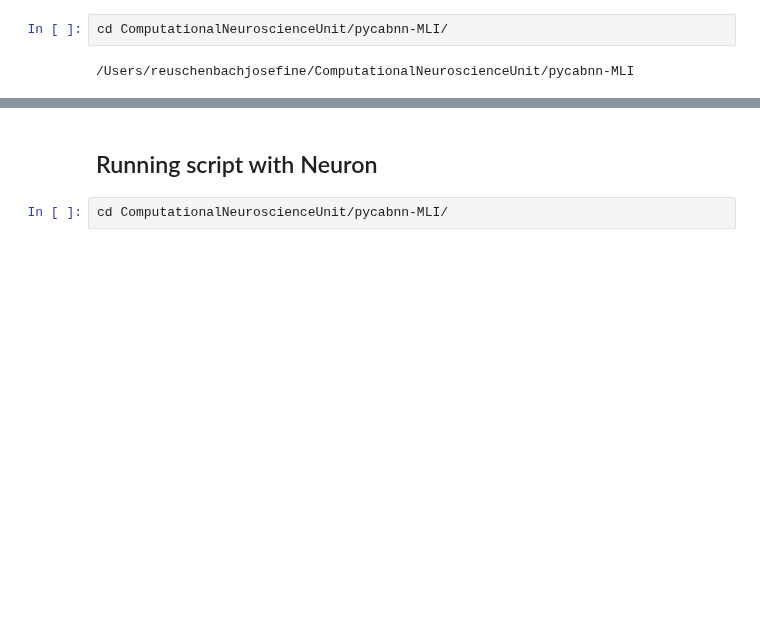
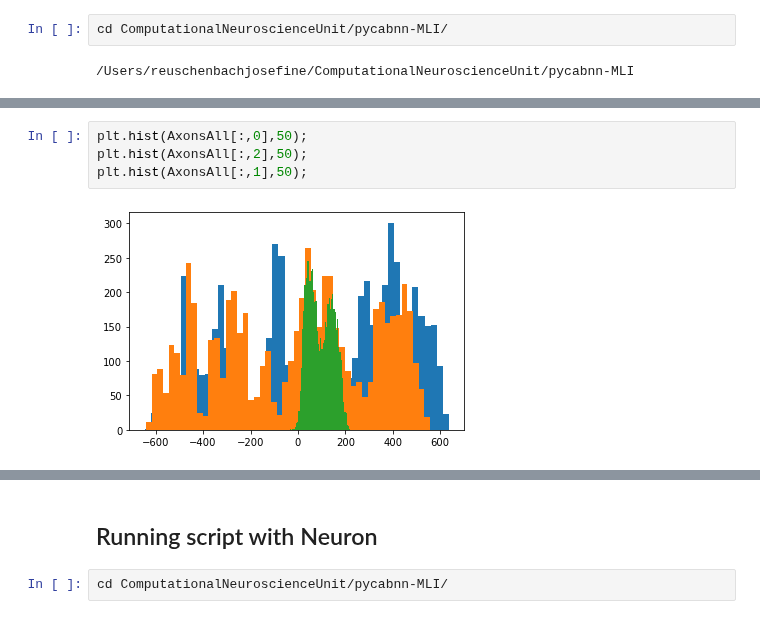
Before and after one commit to CNS-OIST/pycabnn, a Jupyter notebook: notebooks/MLI_geometry_workbook.ipynb, the cells around one changed output, grey strips where cells are left out. Drawn from its saved outputs; the diff is of its cells as text; blank space fills up the shorter version.

```diff
--- a/notebooks/MLI_geometry_workbook.ipynb
+++ b/notebooks/MLI_geometry_workbook.ipynb
@@ -667,0 +646,6 @@ point1_xz_new = fix_dend_ends_upper(point1_xz, soma, -250)
+# %%
+plt.hist(AxonsAll[:,0],50);
+plt.hist(AxonsAll[:,2],50);
+plt.hist(AxonsAll[:,1],50);
+# %% [output]
+[figure, added]
```
Also changed, not shown: parts of 61 cells of this notebook.
